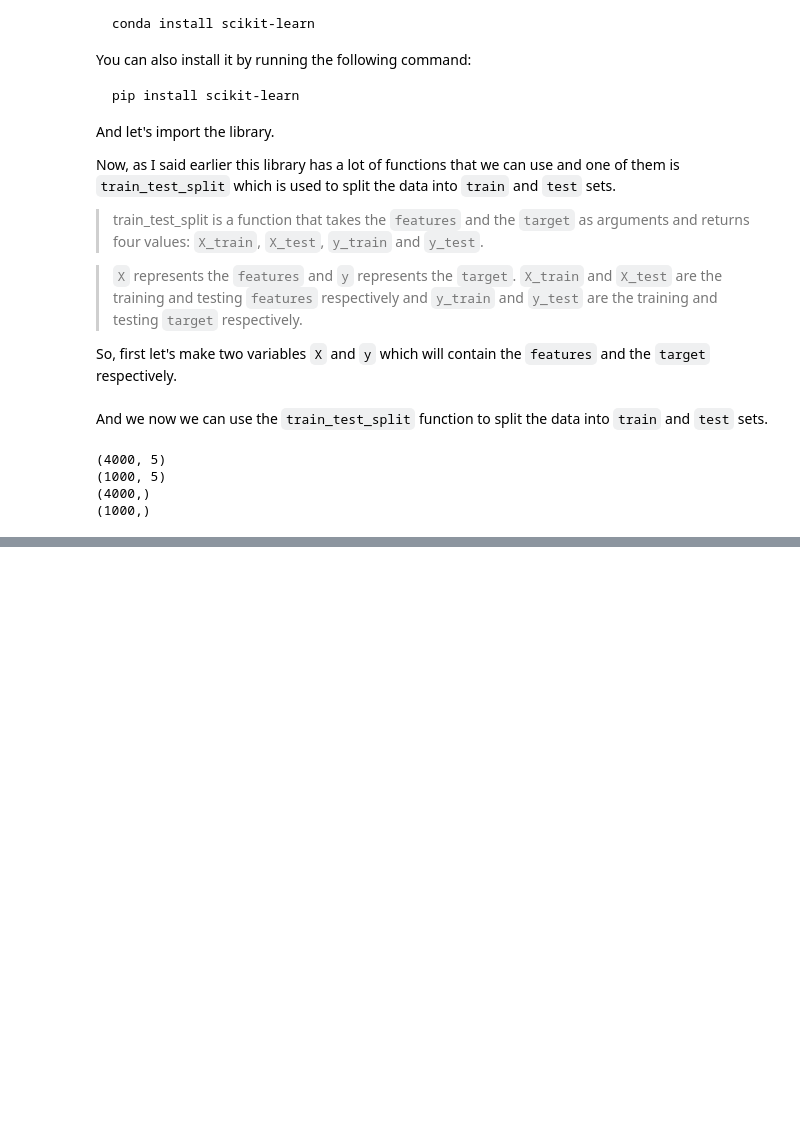
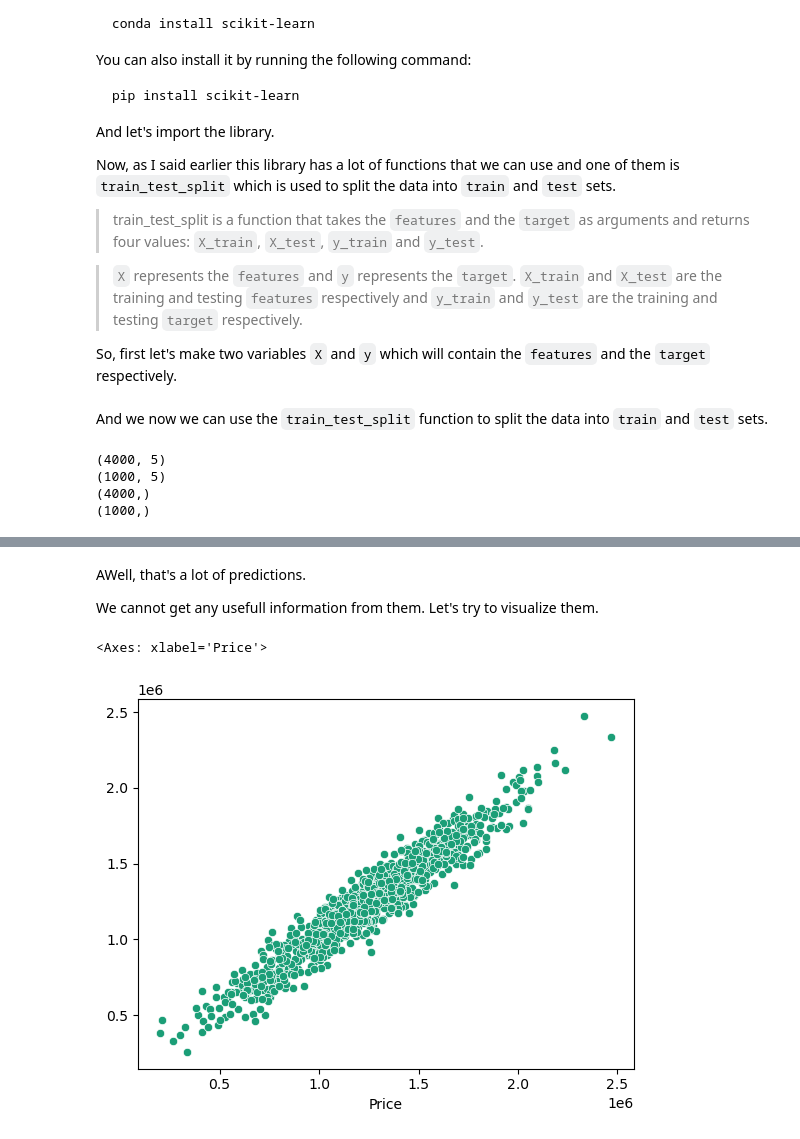
Before and after one commit to RishatTalukder/Machine-Learning-Zero-to-Hero, a Jupyter notebook: 7_Linear_Regression/15_Art_of_Regression.ipynb, the cells around one changed output, grey strips where cells are left out. Drawn from its saved outputs; the diff is of its cells as text; code cells hidden in the pictures; blank space fills up the shorter version.

```diff
--- a/7_Linear_Regression/15_Art_of_Regression.ipynb
+++ b/7_Linear_Regression/15_Art_of_Regression.ipynb
@@ -278,0 +411,4 @@ And now that we have our `train` and `test` sets, let's learn about `linear regr
+# %%
+from sklearn.linear_model import LinearRegression
+
+model = LinearRegression()
@@ -278,0 +417,2 @@ And now that we have our `train` and `test` sets, let's learn about `linear regr
+# %%
+model.fit(X_train, y_train)
@@ -278,0 +467,3 @@ And now that we have our `train` and `test` sets, let's learn about `linear regr
+# %%
+predictions = model.predict(X_test)
+predictions
@@ -278,0 +488,12 @@ And now that we have our `train` and `test` sets, let's learn about `linear regr
+# %% [markdown]
+AWell, that's a lot of predictions.
+
+We cannot get any usefull information from them. Let's try to visualize them.
+# %%
+sns.scatterplot(
+    x=y_test,
+    y=predictions,
+)
+# %% [output]
+<Axes: xlabel='Price'>
+[figure, added]
```
Also changed, not shown: parts of 28 cells of this notebook.
